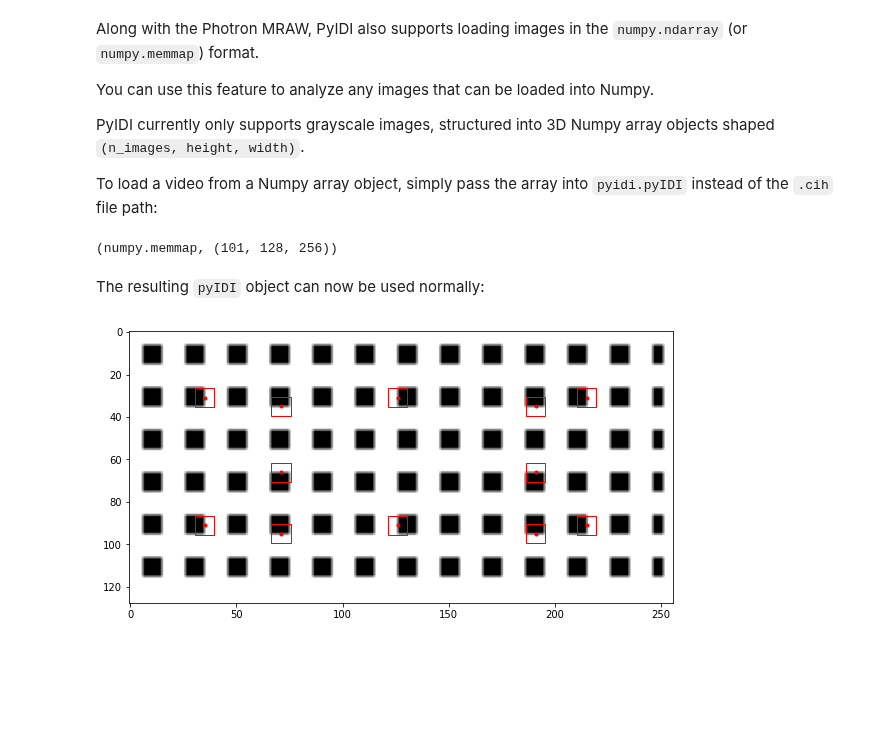
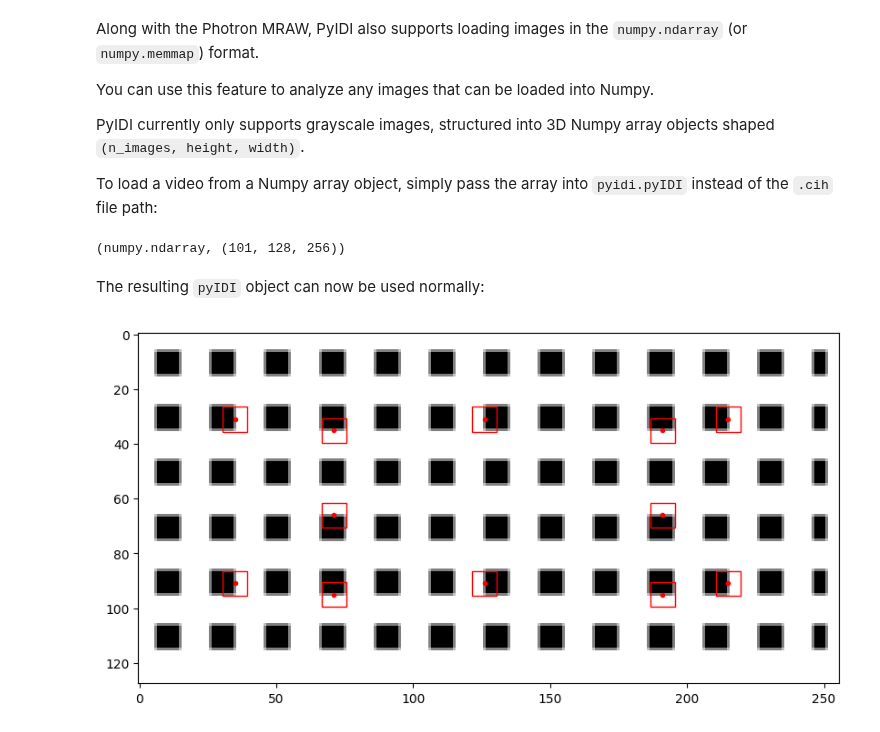
Before and after one commit to ladisk/pyidi, a Jupyter notebook: Showcase.ipynb, the cells around one changed output. Drawn from its saved outputs; the diff is of its cells as text; code cells hidden in the pictures; blank space fills up the shorter version.

Commit message:
add reader.close() (pyIDI.close_video() for backwards compatibility), fix ndarray video bugs

```diff
--- a/Showcase.ipynb
+++ b/Showcase.ipynb
@@ -295,20 +271,21 @@ PyIDI currently only supports grayscale images, structured into 3D Numpy array o
 To load a video from a Numpy array object, simply pass the array into `pyidi.pyIDI` instead of the `.cih` file path:
 # %%
 import pyMRAW
-array_video, _ = pyMRAW.load_video(filename_2)
+memmap_video, _ = pyMRAW.load_video(filename_2)
+array_video = np.array(memmap_video)
 # %%
 type(array_video), array_video.shape
 # %% [output]
-(numpy.memmap, (101, 128, 256))
+(numpy.ndarray, (101, 128, 256))
 # %% [markdown]
 The resulting `pyIDI` object can now be used normally:
 # %%
-video_3 = pyidi.pyIDI(array_video)
+video_3 = pyidi.pyIDI(array_video, root='./temp')
 video_3.set_method('lk')
 video_3.set_points(points=inds_2)
 video_3.show_points()
 # %% [output]
-[figure, old version]
+[figure, new version]
 # %%
 d3 = video_3.get_displacements()
 # %% [output]
```
Also changed, not shown: parts of 16 cells of this notebook, 4 other files.
